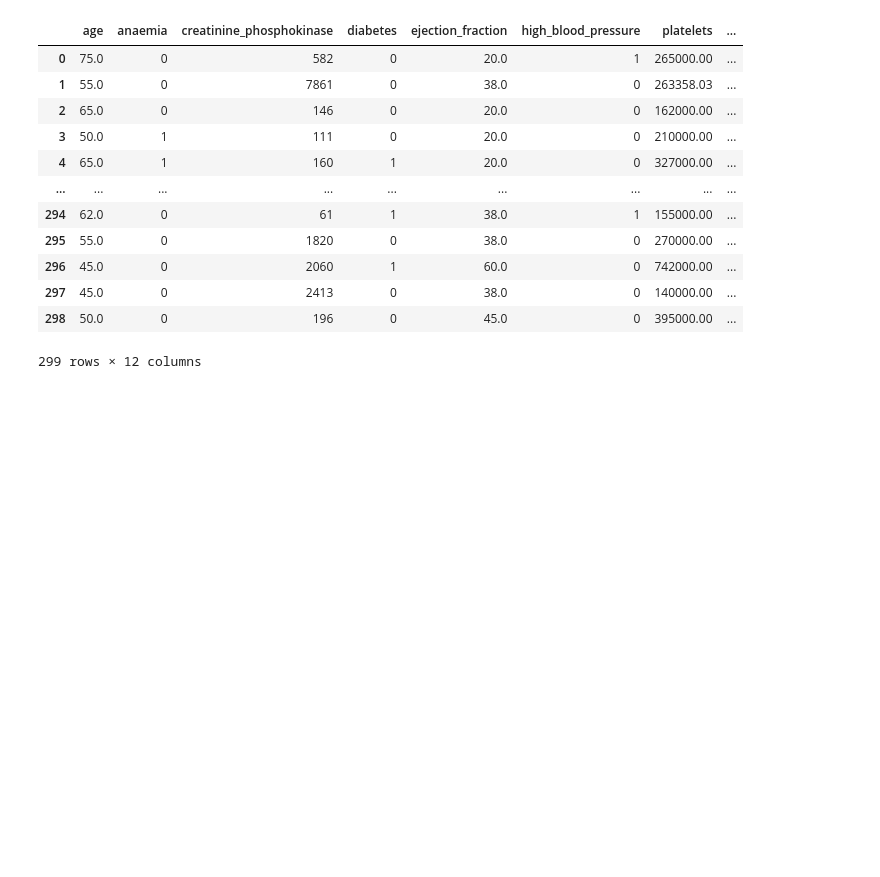
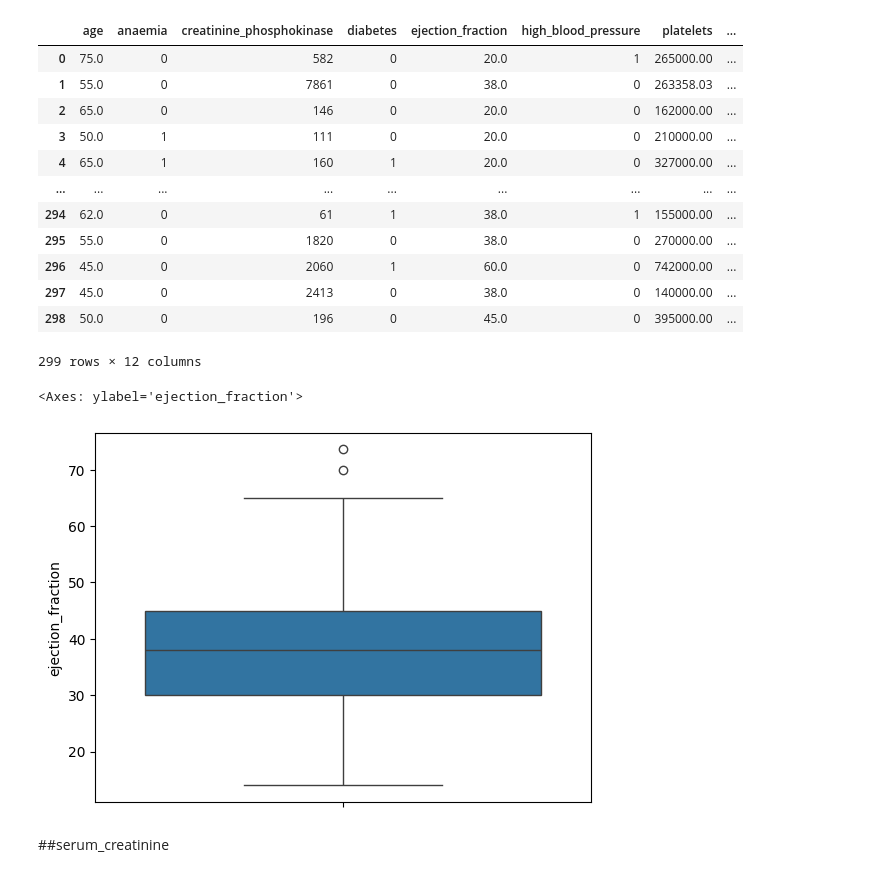
Before and after one commit to KPorus/machine-learning-and-python, a Jupyter notebook: Assignment_Classification_Model_Evaluation_.ipynb, the cells around one changed output. Drawn from its saved outputs; the diff is of its cells as text; code cells hidden in the pictures; blank space fills up the shorter version.

```diff
--- a/Assignment_Classification_Model_Evaluation_.ipynb
+++ b/Assignment_Classification_Model_Evaluation_.ipynb
@@ -240,3 +254,10 @@ x
 | 297 | 45.0 | 0 | 2413 | 0 | 38.0 | 0 | 140000.00 | ... |
 | 298 | 50.0 | 0 | 196 | 0 | 45.0 | 0 | 395000.00 | ... |
 299 rows × 12 columns
+# %%
+sns.boxplot(x['ejection_fraction'])
+# %% [output]
+<Axes: ylabel='ejection_fraction'>
+[figure, added]
+# %% [markdown]
+##serum_creatinine
```
Also changed, not shown: parts of 40 cells of this notebook.
